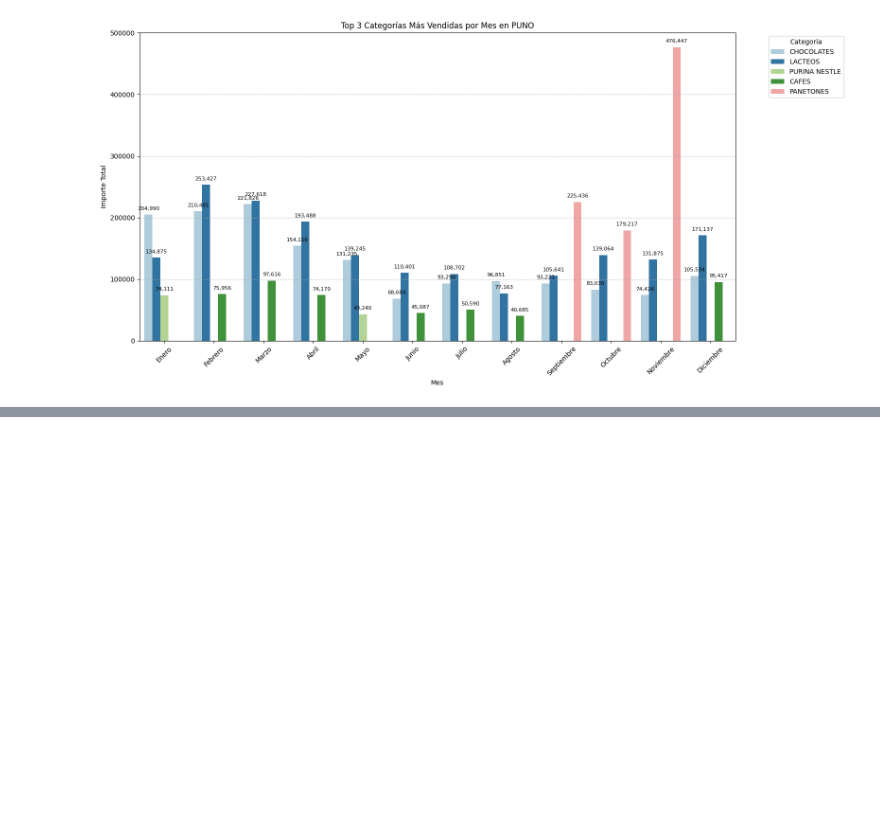
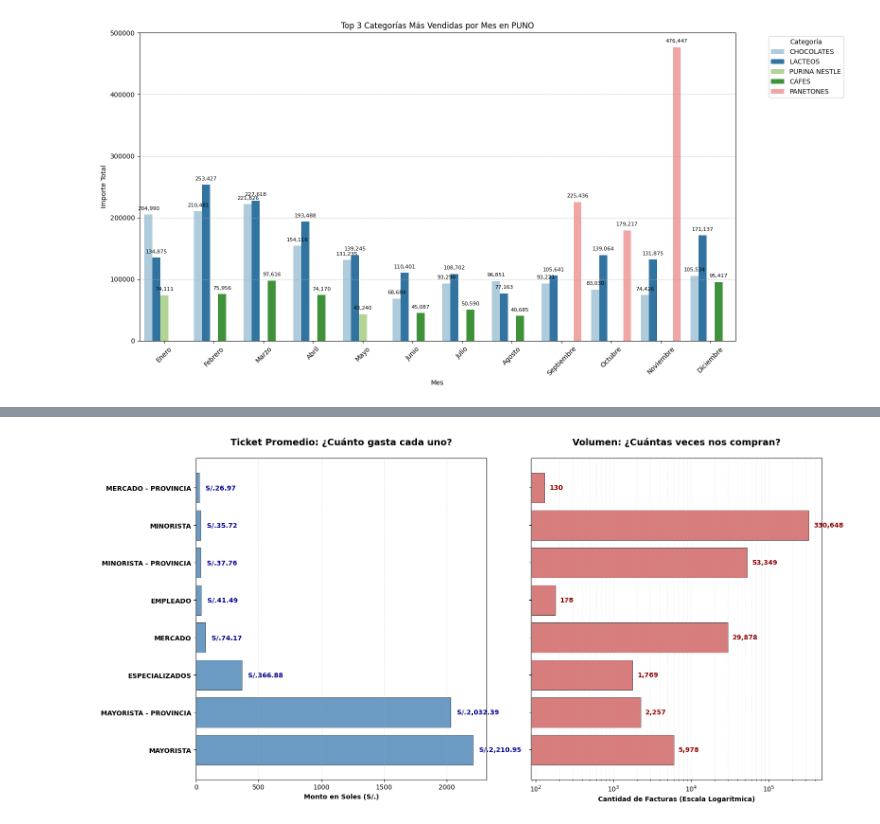
Before and after one commit to OscarEdy/Proyecto-Ciencia-de-Datos, a Jupyter notebook: Proyecto_final_de_CD.ipynb, the cells around one changed output, grey strips where cells are left out. Saved outputs shown, nothing was run; the diff lists cells and outputs as text; code cells hidden in the pictures; blank space fills up the shorter version.

```diff
--- a/Proyecto_final_de_CD.ipynb
+++ b/Proyecto_final_de_CD.ipynb
@@ -480,0 +713,40 @@ df.head()
+# %%
+# 1. Configuramos el lienzo (Dos gráficos horizontales)
+fig, (ax1, ax2) = plt.subplots(1, 2, figsize=(16, 8))
+plt.style.use('bmh') # Estilo limpio y profesional
+
+# 2. GRÁFICO DE VALOR: Barras horizontales para leer bien los nombres
+y_pos = range(len(ticket_por_categoria))
+tickets = ticket_por_categoria['Ticket_Promedio'].values
+nombres = ticket_por_categoria['Cliente_Categoria'].values
+
+ax1.barh(y_pos, tickets, color='steelblue', edgecolor='black', alpha=0.8)
+ax1.set_yticks(y_pos)
+ax1.set_yticklabels(nombres, fontsize=10, fontweight='bold')
+ax1.set_xlabel('Monto en Soles (S/.)', fontweight='bold')
+ax1.set_title('Ticket Promedio: ¿Cuánto gasta cada uno?', fontsize=14, fontweight='bold', pad=20)
+ax1.grid(True, axis='x', alpha=0.3, linestyle='--')
+
+# Añadir los valores al final de cada barra
+for i, v in enumerate(tickets):
+    ax1.text(v + 50, i, f'S/.{v:,.2f}', va='center', fontweight='bold', color='darkblue')
+
+# 3. GRÁFICO DE VOLUMEN: Con escala LOGARÍTMICA
+volumen = ticket_por_categoria['Cantidad_Transacciones'].values
+
+ax2.barh(y_pos, volumen, color='indianred', edgecolor='black', alpha=0.8)
+ax2.set_yticks(y_pos)
+ax2.set_yticklabels([]) # Quitamos nombres aquí para no repetir y ganar espacio
+ax2.set_xscale('log') # CRUCIAL: Para ver 130 y 330,000 al mismo tiempo
+ax2.set_xlabel('Cantidad de Facturas (Escala Logarítmica)', fontweight='bold')
+ax2.set_title('Volumen: ¿Cuántas veces nos compran?', fontsize=14, fontweight='bold', pad=20)
+ax2.grid(True, axis='x', which="both", alpha=0.2, linestyle='--')
+
+# Añadir la cantidad total al final
+for i, v in enumerate(volumen):
+    ax2.text(v * 1.15, i, f'{int(v):,}', va='center', fontweight='bold', color='darkred')
+
+plt.tight_layout()
+plt.show()
+# %% [output]
+[figure, added]
```
Also changed, not shown: parts of 18 cells of this notebook.
